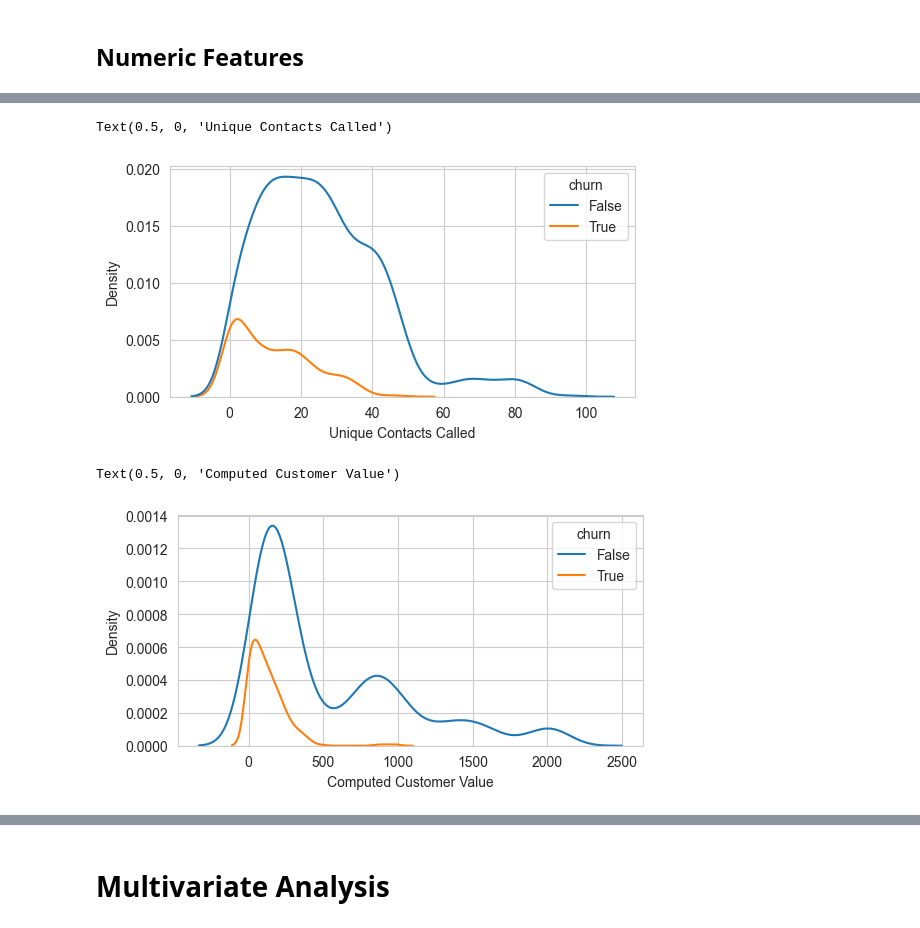
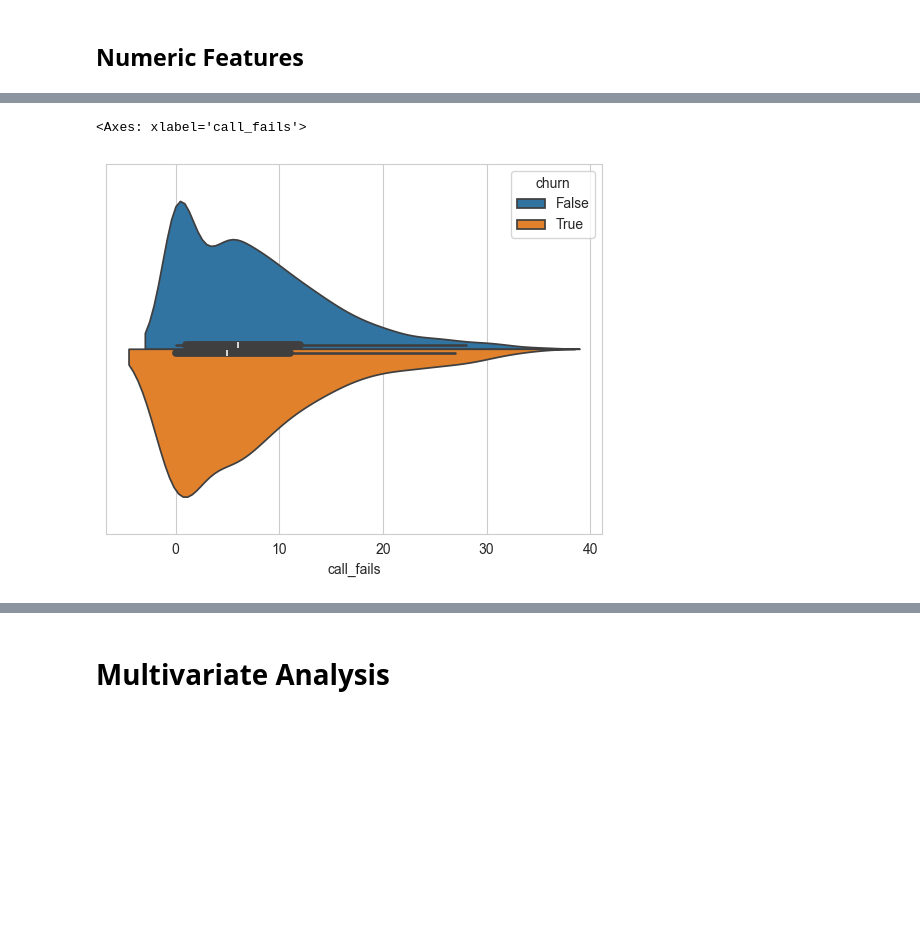
Before and after one commit to mlcuadra1/Churn-Risk-EDA, a Jupyter notebook: notebooks/Script 2 - EDA.ipynb, the cells around one changed output, grey strips where cells are left out. Saved outputs shown, nothing was run; the diff lists cells and outputs as text; code cells hidden in the pictures; blank space fills up the shorter version.

```diff
--- a/notebooks/Script 2 - EDA.ipynb
+++ b/notebooks/Script 2 - EDA.ipynb
@@ -213,14 +189,5 @@ Text(0.5, 0, 'SMS sent')
-# %%
-fig, ax = plt.subplots(figsize=(6,3))
-sns.kdeplot(x='unique_contacts_called', hue='churn', data=df)
-plt.xlabel('Unique Contacts Called')
-# %% [output]
-Text(0.5, 0, 'Unique Contacts Called')
-[figure, removed]
-# %%
-fig, ax = plt.subplots(figsize=(6,3))
-sns.kdeplot(x='cust_value', hue='churn', data=df)
-plt.xlabel('Computed Customer Value')
-# %% [output]
-Text(0.5, 0, 'Computed Customer Value')
-[figure, removed]
+# %%
+sns.violinplot(data=df, x='call_fails', hue='churn', split = True)
+# %% [output]
+<Axes: xlabel='call_fails'>
+[figure, added]
```
Also changed, not shown: parts of 34 cells of this notebook.
